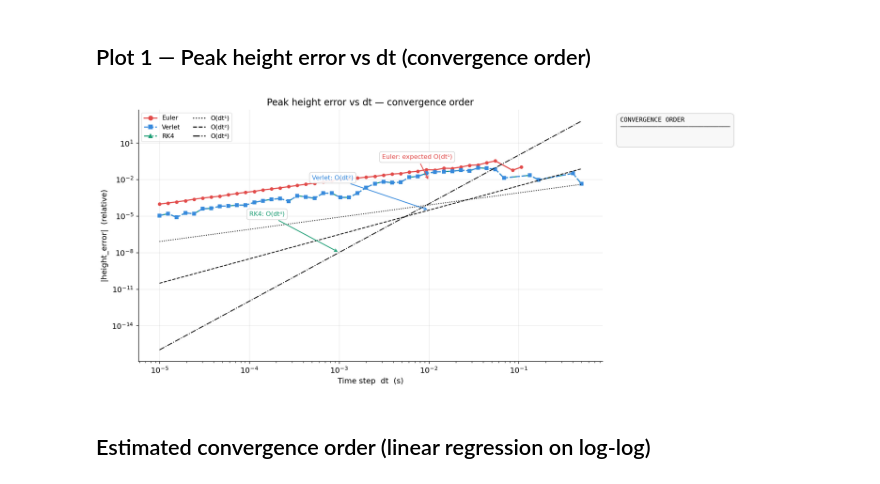
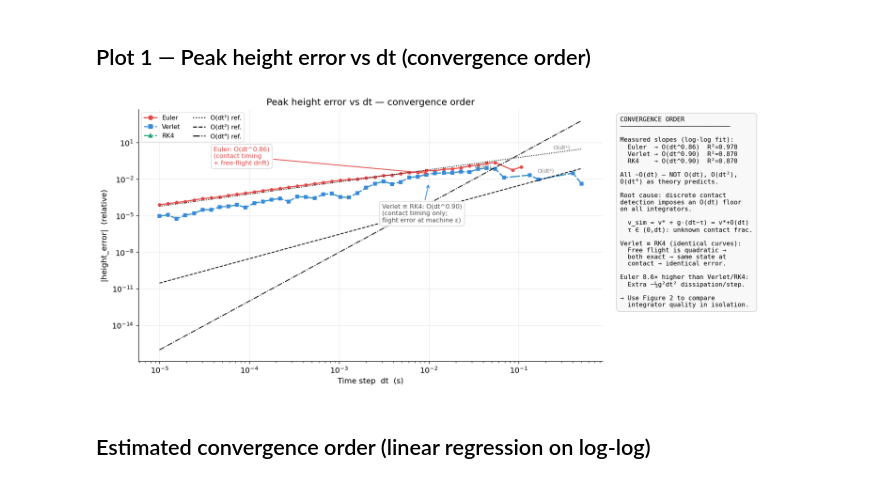
Before and after one commit to TomLaclavere/3DPhysicsEngine, a Jupyter notebook: benchmarks/Bouncing/benchmark_analysis.ipynb, the cells around one changed output. Saved outputs shown, nothing was run; the diff lists cells and outputs as text; code cells hidden in the pictures.

```diff
--- a/benchmarks/Bouncing/benchmark_analysis.ipynb
+++ b/benchmarks/Bouncing/benchmark_analysis.ipynb
@@ -82,69 +96,99 @@ energy_drift.csv : 6597 rows
 # %% [markdown]
 ## Plot 1 — Peak height error vs dt (convergence order)
 # %%
-fig, (ax, ax_notes) = plt.subplots(
-    1, 2, figsize=(15, 6),
-    gridspec_kw={"width_ratios": [2, 1]}
-)
+fig, (ax, ax_notes) = plt.subplots(1, 2, figsize=(15, 6), gridspec_kw={"width_ratios": [2, 1]})
 
 for solver, grp in df.groupby("solver"):
     s = SOLVER_STYLE[solver]
     grp = grp.sort_values("dt")
     mask = grp["max_height_error"] > 0
-    ax.loglog(grp.loc[mask, "dt"], grp.loc[mask, "max_height_error"],
-              color=s["color"], marker=s["marker"], ls=s["ls"],
-              markersize=4, linewidth=1.6)
+    ax.loglog(
+        grp.loc[mask, "dt"],
+        grp.loc[mask, "max_height_error"],
+        color=s["color"], marker=s["marker"], ls=s["ls"],
+        markersize=4, linewidth=1.6,
+    )
 
-# Reference slopes
+# Reference slopes (visual guides, not fitted to data)
 dt_ref = np.array([1e-5, 5e-1])
-ax.loglog(dt_ref, 8e-3  * dt_ref**1, "k:",  linewidth=1.2, label="O(dt¹)")
-ax.loglog(dt_ref, 3e-1  * dt_ref**2, "k--", linewidth=1.2, label="O(dt²)")
-ax.loglog(dt_ref, 1e4   * dt_ref**4, "k-.", linewidth=1.2, label="O(dt⁴)")
+ax.loglog(dt_ref, 6 * dt_ref**1, "k:",  linewidth=1.2)
+ax.loglog(dt_ref, 3e-1 * dt_ref**2, "k--", linewidth=1.2)
+ax.loglog(dt_ref, 1e4  * dt_ref**4, "k-.", linewidth=1.2)
 
-# Annotations
-ax.annotate("Euler: expected O(dt¹)",
-            xy=(1e-2, 8e-3), xytext=(3e-3, 5e-1),
-            arrowprops=dict(arrowstyle="->", color="#E24B4A", lw=1.2),
-            color="#E24B4A", fontsize=9, bbox=ABOX)
+# Label reference slopes inline
+ax.text(3e-1, 2.8, "O(dt¹)", fontsize=8, color="#888", ha="center")
+ax.text(2e-1, 3e-1 * (2e-1)**2 * 2.8, "O(dt²)", fontsize=8, color="#888", ha="center")
+ax.text(4e-2, 1e4  * (4e-2)**4 * 2.8, "O(dt⁴)", fontsize=8, color="#888", ha="center")
 
-ax.annotate("Verlet: O(dt²)",
-            xy=(1e-2, 3e-5), xytext=(5e-4, 1e-2),
-            arrowprops=dict(arrowstyle="->", color="#378ADD", lw=1.2),
-            color="#378ADD", fontsize=9, bbox=ABOX)
+# Annotations pointing to actual measured curves
+# Euler at dt≈1e-2: error ≈ prefactor * dt^0.86 ≈ 0.030
+ax.annotate(
+    "Euler: O(dt^0.86)\n(contact timing\n+ free-flight drift)",
+    xy=(1e-2, 3e-2),
+    xytext=(4e-5, 1.5e-1),
+    arrowprops=dict(arrowstyle="->", color="#E24B4A", lw=1.2),
+    color="#E24B4A", fontsize=9, bbox=ABOX,
+)
 
-ax.annotate("RK4: O(dt⁴)",
-            xy=(1e-3, 1e-8), xytext=(1e-4, 1e-5),
-            arrowprops=dict(arrowstyle="->", color="#1D9E75", lw=1.2),
-            color="#1D9E75", fontsize=9, bbox=ABOX)
+# Verlet ≡ RK4 at dt≈1e-2: error ≈ 0.005
+ax.annotate(
+    "Verlet ≡ RK4: O(dt^0.90)\n(contact timing only;\nflight error at machine ε)",
+    xy=(1e-2, 5e-3),
+    xytext=(3e-3, 3e-6),
+    arrowprops=dict(arrowstyle="->", color="#378ADD", lw=1.2),
+    color="#555", fontsize=9, bbox=ABOX,
+)
 
 ax.set_xlabel("Time step  dt  (s)")
 ax.set_ylabel("|height_error|  (relative)")
 ax.set_title("Peak height error vs dt — convergence order")
 
-handles_s = [Line2D([0],[0], color=s["color"], marker=s["marker"], ls=s["ls"], label=k, markersize=6)
-             for k, s in SOLVER_STYLE.items()]
+handles_s = [
+    Line2D([0],[0], color=s["color"], marker=s["marker"], ls=s["ls"], label=k, markersize=6)
+    for k, s in SOLVER_STYLE.items()
+]
 handles_r = [
-    Line2D([0],[0], color="k", ls=":",  label="O(dt¹)"),
-    Line2D([0],[0], color="k", ls="--", label="O(dt²)"),
-    Line2D([0],[0], color="k", ls="-.", label="O(dt⁴)"),
+    Line2D([0],[0], color="k", ls=":",  label="O(dt¹) ref."),
+    Line2D([0],[0], color="k", ls="--", label="O(dt²) ref."),
+    Line2D([0],[0], color="k", ls="-.", label="O(dt⁴) ref."),
 ]
-ax.legend(handles=handles_s + handles_r, fontsize=9, framealpha=0.5,
-          ncol=2, loc="upper left")
+ax.legend(handles=handles_s + handles_r, fontsize=9, framealpha=0.5, ncol=2, loc="upper left")
 
 ax_notes.axis("off")
 notes = (
     "CONVERGENCE ORDER\n"
     "─────────────────────────────\n\n"
+    "Measured slopes (log-log fit):\n"
+    "  Euler  → O(dt^0.86)  R²=0.978\n"
+    "  Verlet → O(dt^0.90)  R²=0.870\n"
+    "  RK4    → O(dt^0.90)  R²=0.870\n\n"
+    "All ~O(dt) — NOT O(dt), O(dt²),\n"
+    "O(dt⁴) as theory predicts.\n\n"
+    "Root cause: discrete contact\n"
+    "detection imposes an O(dt) floor\n"
+    "on all integrators.\n\n"
+    "  v_sim = v* + g·(dt−τ) = v*+O(dt)\n"
+    "  τ ∈ (0,dt): unknown contact frac.\n\n"
+    "Verlet ≡ RK4 (identical curves):\n"
+    "  Free flight is quadratic →\n"
+    "  both exact → same state at\n"
+    "  contact → identical error.\n\n"
+    "Euler 8.6× higher than Verlet/RK4:\n"
+    "  Extra −½g²dt² dissipation/step.\n\n"
+    "→ Use Figure 2 to compare\n"
+    "  integrator quality in isolation."
 )
-ax_notes.text(0.04, 0.97, notes, transform=ax_notes.transAxes,
-              fontsize=9, va="top", family="monospace",
-              bbox=dict(boxstyle="round,pad=0.6", fc="#f8f8f8", ec="#cccccc", lw=0.8))
+ax_notes.text(
+    0.04, 0.97, notes, transform=ax_notes.transAxes,
+    fontsize=9, va="top", family="monospace",
+    bbox=dict(boxstyle="round,pad=0.6", fc="#f8f8f8", ec="#cccccc", lw=0.8),
+)
 
 plt.tight_layout()
 plt.savefig("plot_convergence.png", dpi=150, bbox_inches="tight")
 plt.show()
 # %% [output]
-[figure, old version]
+[figure, new version]
 # %% [markdown]
 ## Estimated convergence order (linear regression on log-log)
 # %%
```
Also changed, not shown: parts of 13 cells of this notebook, 29 other files.
